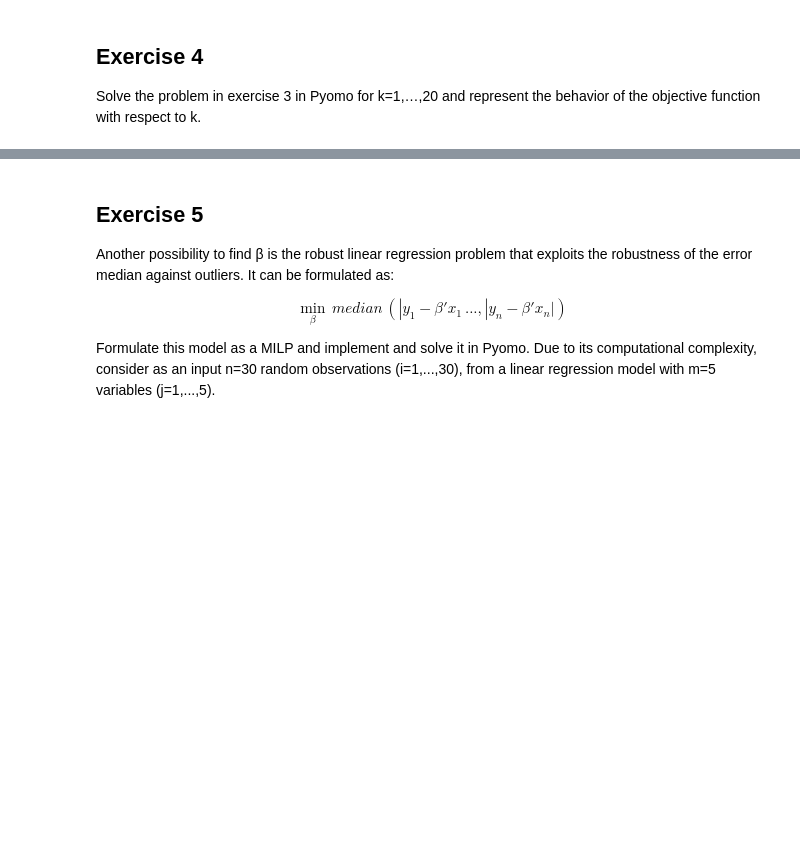
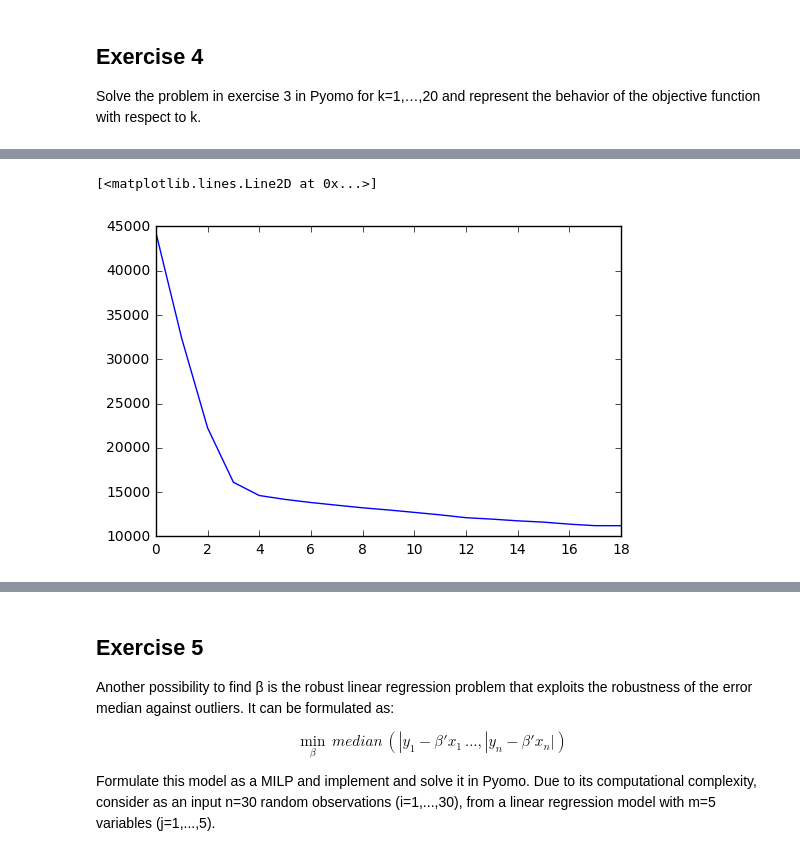
Before and after one commit to P-Mercator/Optimization_for_large-scale_data, a Jupyter notebook: 2nd_assignement/2nd_assignement.ipynb, the cells around one changed output, grey strips where cells are left out. Drawn from its saved outputs; the diff is of its cells as text; code cells hidden in the pictures; blank space fills up the shorter version.

```diff
--- a/2nd_assignement/2nd_assignement.ipynb
+++ b/2nd_assignement/2nd_assignement.ipynb
@@ -59,0 +75,10 @@ Propose and implement in Pyomo an equivalent linear formulation for this problem
+# %%
+nsample = 500
+nvariables = 20
+X0=np.ones([nsample, 1])
+X1=np.random.uniform(0, 10, ([nsample,nvariables]))
+X=np.concatenate([X0, X1], axis=1)
+error=np.random.normal(0, 1, (nsample,1))
+beta=np.random.uniform(-5, 5, size=([nvariables+1, 1]))
+Y=np.dot(X, beta)+error
+print(beta)
@@ -59,0 +130,4 @@ Propose and implement in Pyomo an equivalent linear formulation for this problem
+# %%
+instance = model.create_instance()
+results = opt.solve(instance)
+print(results)
@@ -65,3 +211,63 @@ Now assume that we want to impose the condition that only k factors (variables)
 ## Exercise 4
 
 Solve the problem in exercise 3 in Pyomo for k=1,…,20 and represent the behavior of the objective function with respect to k.
+# %%
+M=5
+# %%
+# for a given instance, computes the sum of the errors
+def sum_error(instance):
+    return sum([instance.t[j].value for j in range(1, nsample)])
+# %%
+error_k = []
+for k in range(1, 20):
+    #print(k)
+
+    model = AbstractModel()
+
+    model.I = RangeSet(1, nsample)
+    model.J = RangeSet(1, nvariables+1)
+
+    model.B = Var(model.J, domain=Reals)
+    model.A = Var(model.J, domain=Binary)
+
+    model.t = Var(model.I, domain=NonNegativeReals)
+
+
+    def obj_func(model):
+        return sum(model.t[i] for i in model.I)
+    model.OBJ = Objective(rule=obj_func, sense=minimize)
+
+    def const1(model, i):
+        return -(sum((model.B[j]*X[i-j, j-1]) for j in model.J)) - model.t[i] <= -Y[i-1]
+    model.const1 = Constraint(model.I, rule=const1)
+
+    def const2(model, i):
+        return -(sum((model.B[j]*X[i-1, j-1]) for j in model.J)) + model.t[i] >= -Y[i-1]
+    model.const2 = Constraint(model.I, rule=const2)
+
+    def const3(model, i):
+        return model.t[i] >= 0
+    model.const3 = Constraint(model.I, rule=const3)
+
+    def const4(model, j):
+        return model.B[j] >= -M*model.A[j]
+    model.const4 = Constraint(model.J, rule=const4)
+
+    def const5(model, j):
+        return model.B[j] <= M*model.A[j]
+    model.const5 = Constraint(model.J, rule=const5)
+
+    def const6(model):
+        return sum(model.A[j] for j in model.J) <=k
+    model.const6 = Constraint(rule=const6)
+
+    instance = model.create_instance()
+    results = opt.solve(instance)
+
+    error_k.append(sum_error(instance))
+
+import matplotlib.pyplot as plt
+%matplotlib inline
+
+plt.plot(error_k)
+# %% [output]
@@ -67,0 +293,2 @@ Solve the problem in exercise 3 in Pyomo for k=1,…,20 and represent the behavi
+[<matplotlib.lines.Line2D at 0x...>]
+[figure, added]
```
Also changed, not shown: parts of 19 cells of this notebook.
